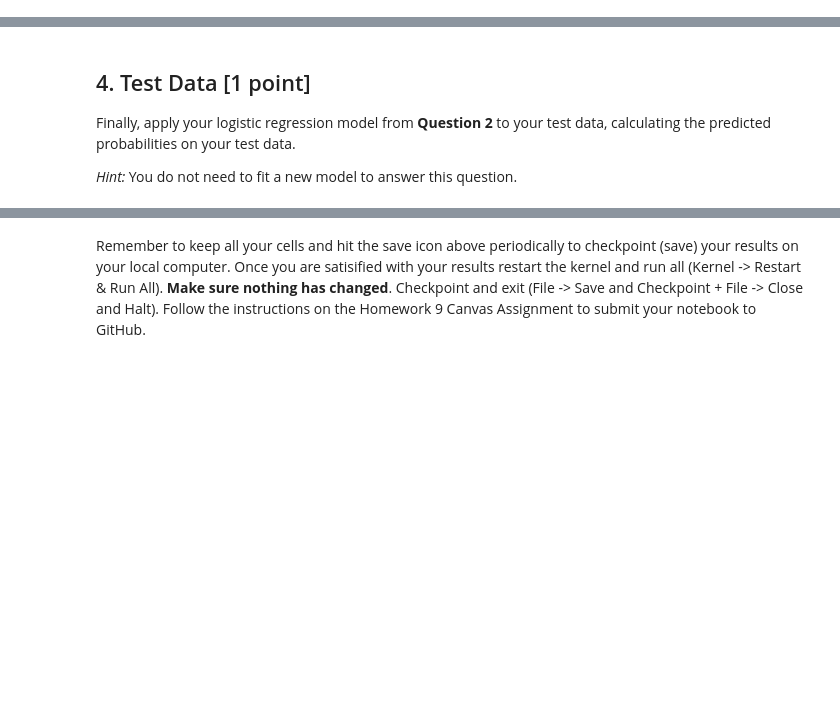
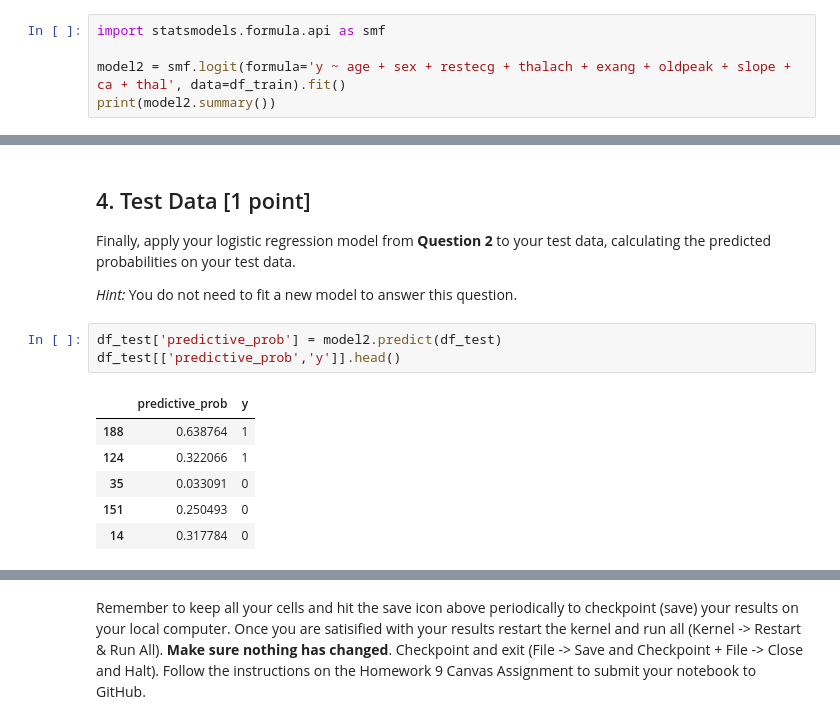
Before and after one commit to soobinj2/stat207, a Jupyter notebook: homework_09/homework_09.ipynb, the cells around one changed output, grey strips where cells are left out. Drawn from its saved outputs; the diff is of its cells as text; blank space fills up the shorter version.

```diff
--- a/homework_09/homework_09.ipynb
+++ b/homework_09/homework_09.ipynb
@@ -73,3 +155,8 @@ We know that we would like to predict the presence of heart disease (y).  First,
 ## 2. Fitting a More Complex Model [1 point]
 
 We'd like to explore how effective advanced tests are at recognizing the risk of heart disease.  We'll fit a second model to the training data predicting y from age, sex, restecg, thalach, exang, oldpeak, slope, ca, and thal.  Be sure to print the output of your model below.
+# %%
+import statsmodels.formula.api as smf
+
+model2 = smf.logit(formula='y ~ age + sex + restecg + thalach + exang + oldpeak + slope + ca + thal', data=df_train).fit()
+print(model2.summary())
@@ -83,3 +237,13 @@ Using the model from Question 2, build a classifier to our training data using a
 Finally, apply your logistic regression model from **Question 2** to your test data, calculating the predicted probabilities on your test data.
 
 *Hint:* You do not need to fit a new model to answer this question.
+# %%
+df_test['predictive_prob'] = model2.predict(df_test)
+df_test[['predictive_prob','y']].head()
+# %% [output]
+|  | predictive_prob | y |
+| 188 | 0.638764 | 1 |
+| 124 | 0.322066 | 1 |
+| 35 | 0.033091 | 0 |
+| 151 | 0.250493 | 0 |
+| 14 | 0.317784 | 0 |
```
Also changed, not shown: parts of 16 cells of this notebook, 2 other files.
